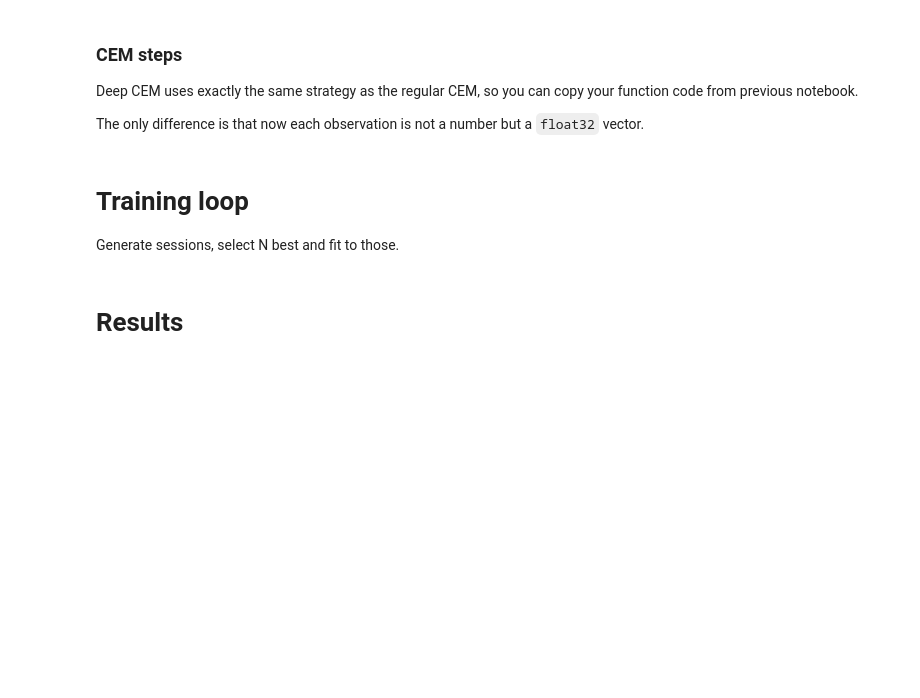
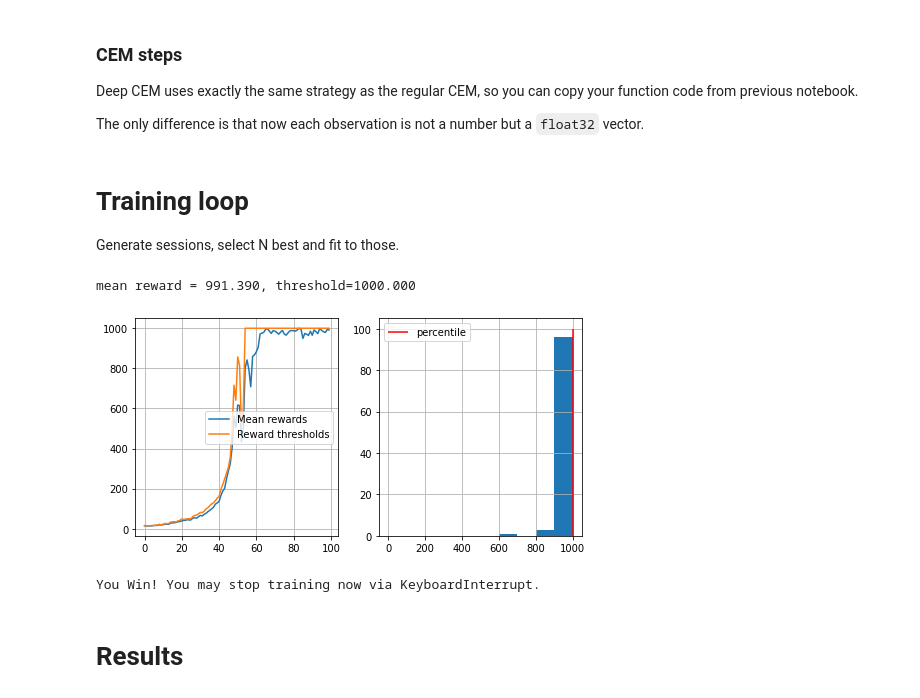
Before and after one commit to Teradater/Practical_RL, a Jupyter notebook: week01_intro/deep_crossentropy_method.ipynb, the cells around one changed output. Drawn from its saved outputs; the diff is of its cells as text; code cells hidden in the pictures; blank space fills up the shorter version.

```diff
--- a/week01_intro/deep_crossentropy_method.ipynb
+++ b/week01_intro/deep_crossentropy_method.ipynb
@@ -72,13 +72,13 @@ def generate_session(env, agent, t_max=1000):
     for t in range(t_max):
 
         # use agent to predict a vector of action probabilities for state :s:
-        probs = <YOUR CODE>
+        probs = agent.predict_proba([s])[0]
 
         assert probs.shape == (env.action_space.n,), "make sure probabilities are a vector (hint: np.reshape)"
 
         # use the probabilities you predicted to pick an action
         # sample proportionally to the probabilities, don't just take the most likely action
-        a = <YOUR CODE>
+        a = np.random.choice(n_actions, p = probs)
         # ^-- hint: try np.random.choice
 
         new_s, r, done, info = env.step(a)
@@ -118,8 +126,14 @@ def select_elites(states_batch, actions_batch, rewards_batch, percentile=50):
     If you are confused, see examples below. Please don't assume that states are integers
     (they will become different later).
     """
+    reward_threshold = np.percentile(rewards_batch, percentile)
 
-    <YOUR CODE: copy-paste your implementation from the previous notebook>
+    elite_states = [i for i, j in zip(states_batch, rewards_batch) if j >= reward_threshold]
+    elite_actions = [i for i, j in zip(actions_batch, rewards_batch) if j >= reward_threshold]
+
+    ## Flatten list of lists to list
+    elite_states = [item for sublist in elite_states for item in sublist]
+    elite_actions = [item for sublist in elite_actions for item in sublist]
 
     return elite_states, elite_actions
 # %% [markdown]
@@ -156,24 +170,31 @@ def show_progress(rewards_batch, log, percentile, reward_range=[-990, +10]):
 
     plt.show()
 # %%
+env.reset()
+
 n_sessions = 100
 percentile = 70
 log = []
 
 for i in range(100):
     # generate new sessions
-    sessions = [ <YOUR CODE: generate a list of n_sessions new sessions> ]
+    sessions = [generate_session(env, agent, t_max=1000)for _ in range(n_sessions)]
 
     states_batch, actions_batch, rewards_batch = map(np.array, zip(*sessions))
 
-    elite_states, elite_actions = <YOUR CODE: select elite actions just like before>
+    elite_states, elite_actions = select_elites(states_batch, actions_batch, rewards_batch, percentile=percentile)
 
-    <YOUR CODE: partial_fit agent to predict elite_actions(y) from elite_states(X)>
+    # <YOUR CODE: partial_fit agent to predict elite_actions(y) from elite_states(X)>
+    agent.partial_fit(elite_states, elite_actions)
 
     show_progress(rewards_batch, log, percentile, reward_range=[0, np.max(rewards_batch)])
 
     if np.mean(rewards_batch) > 190:
         print("You Win! You may stop training now via KeyboardInterrupt.")
+# %% [output]
+mean reward = 991.390, threshold=1000.000
+[figure, added]
+You Win! You may stop training now via KeyboardInterrupt.
 # %% [markdown]
 # Results
 # %%
```
Also changed, not shown: parts of 3 cells of this notebook.
